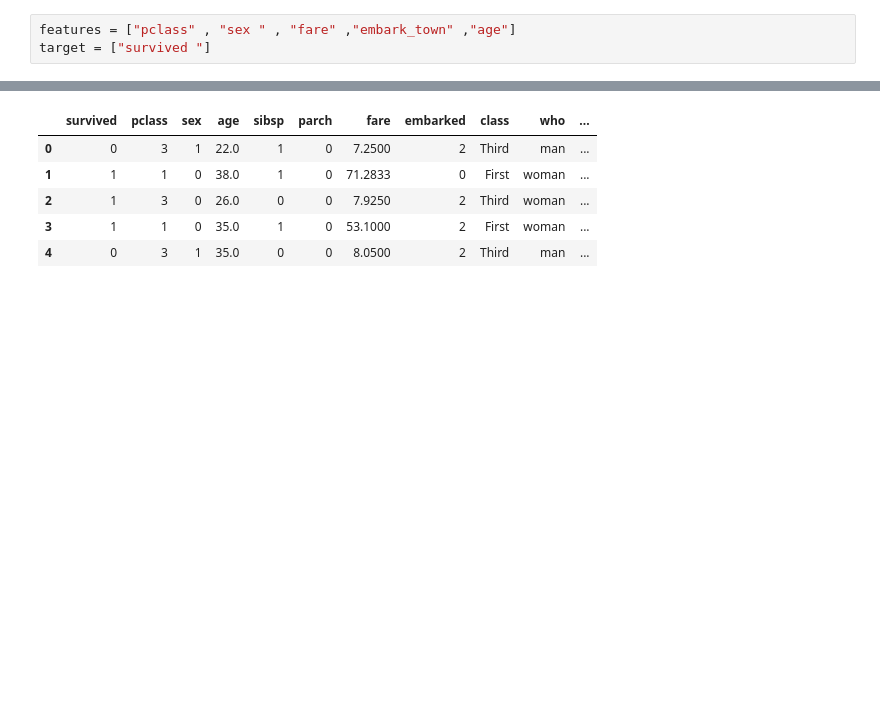
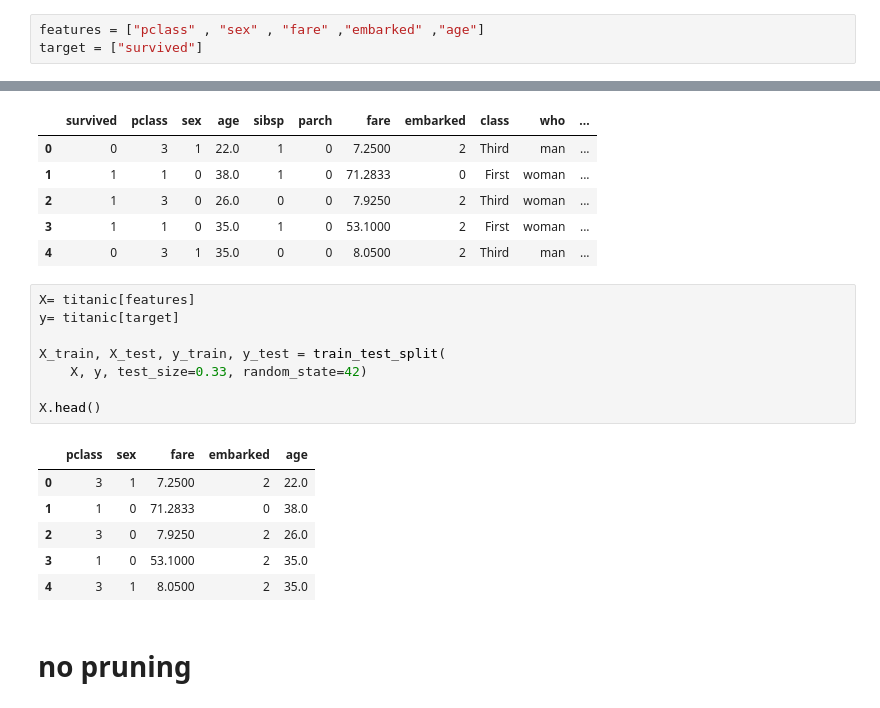
Before and after one commit to FatimaAjmal89/machine-learning-models, a Jupyter notebook: Decision_Tree/Decision_tree.ipynb, the cells around one changed output, grey strips where cells are left out. Saved outputs shown, nothing was run; the diff lists cells and outputs as text; blank space fills up the shorter version.

```diff
--- a/Decision_Tree/Decision_tree.ipynb
+++ b/Decision_Tree/Decision_tree.ipynb
@@ -28,8 +28,8 @@ alive            0
 alone            0
 dtype: int64
 # %%
-features = ["pclass" , "sex " , "fare" ,"embark_town" ,"age"]
-target = ["survived "]
+features = ["pclass" , "sex" , "fare" ,"embarked" ,"age"]
+target = ["survived"]
 # %%
 #missing values
 from sklearn.impute import SimpleImputer
@@ -72,3 +72,20 @@ titanic.head()
 | 2 | 1 | 3 | 0 | 26.0 | 0 | 0 | 7.9250 | 2 | Third | woman | ... |
 | 3 | 1 | 1 | 0 | 35.0 | 1 | 0 | 53.1000 | 2 | First | woman | ... |
 | 4 | 0 | 3 | 1 | 35.0 | 0 | 0 | 8.0500 | 2 | Third | man | ... |
+# %%
+X= titanic[features]
+y= titanic[target]
+
+X_train, X_test, y_train, y_test = train_test_split(
+    X, y, test_size=0.33, random_state=42)
+
+X.head()
+# %% [output]
+|  | pclass | sex | fare | embarked | age |
+| 0 | 3 | 1 | 7.2500 | 2 | 22.0 |
+| 1 | 1 | 0 | 71.2833 | 0 | 38.0 |
+| 2 | 3 | 0 | 7.9250 | 2 | 26.0 |
+| 3 | 1 | 0 | 53.1000 | 2 | 35.0 |
+| 4 | 3 | 1 | 8.0500 | 2 | 35.0 |
+# %% [markdown]
+# no pruning
```
Also changed, not shown: parts of 3 cells of this notebook.
